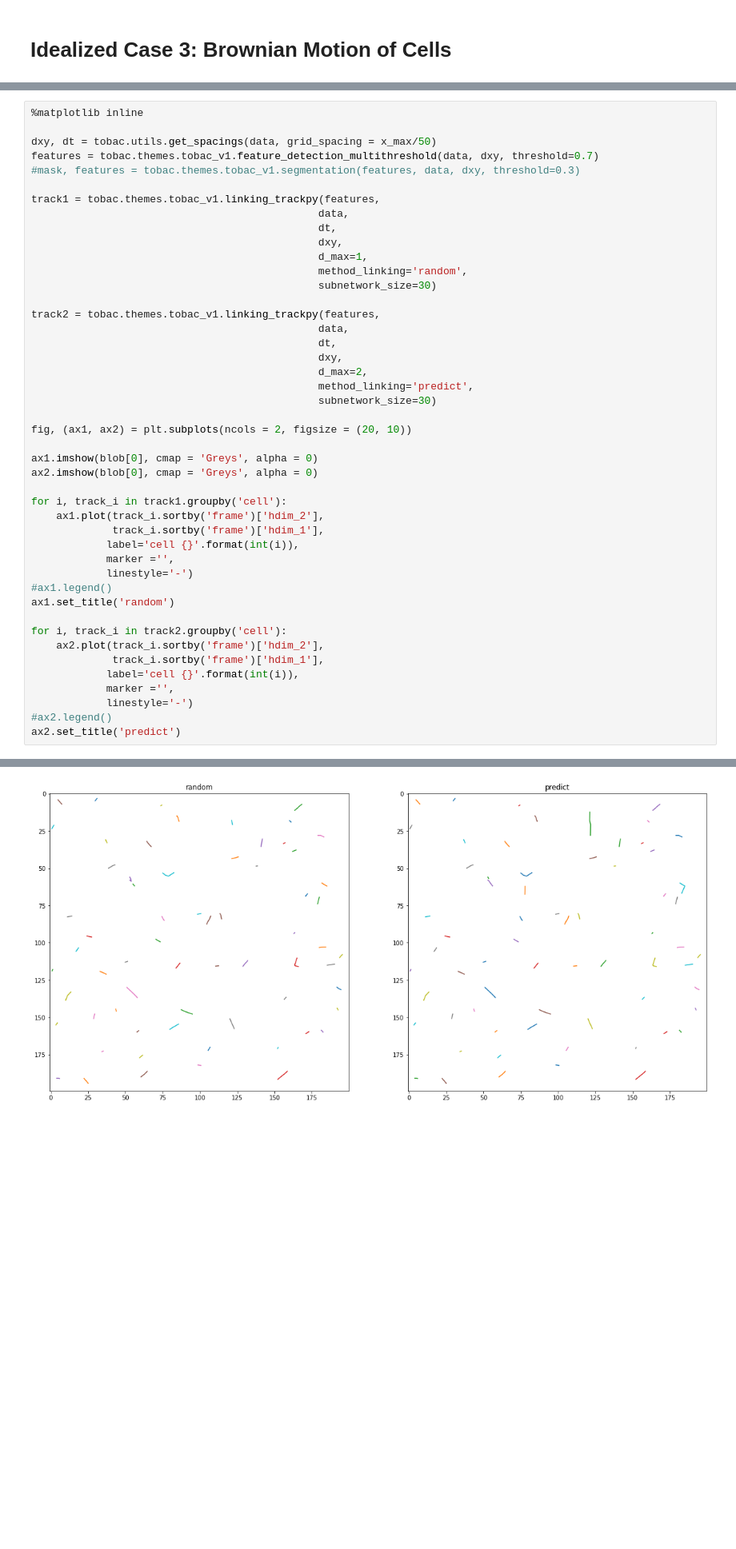
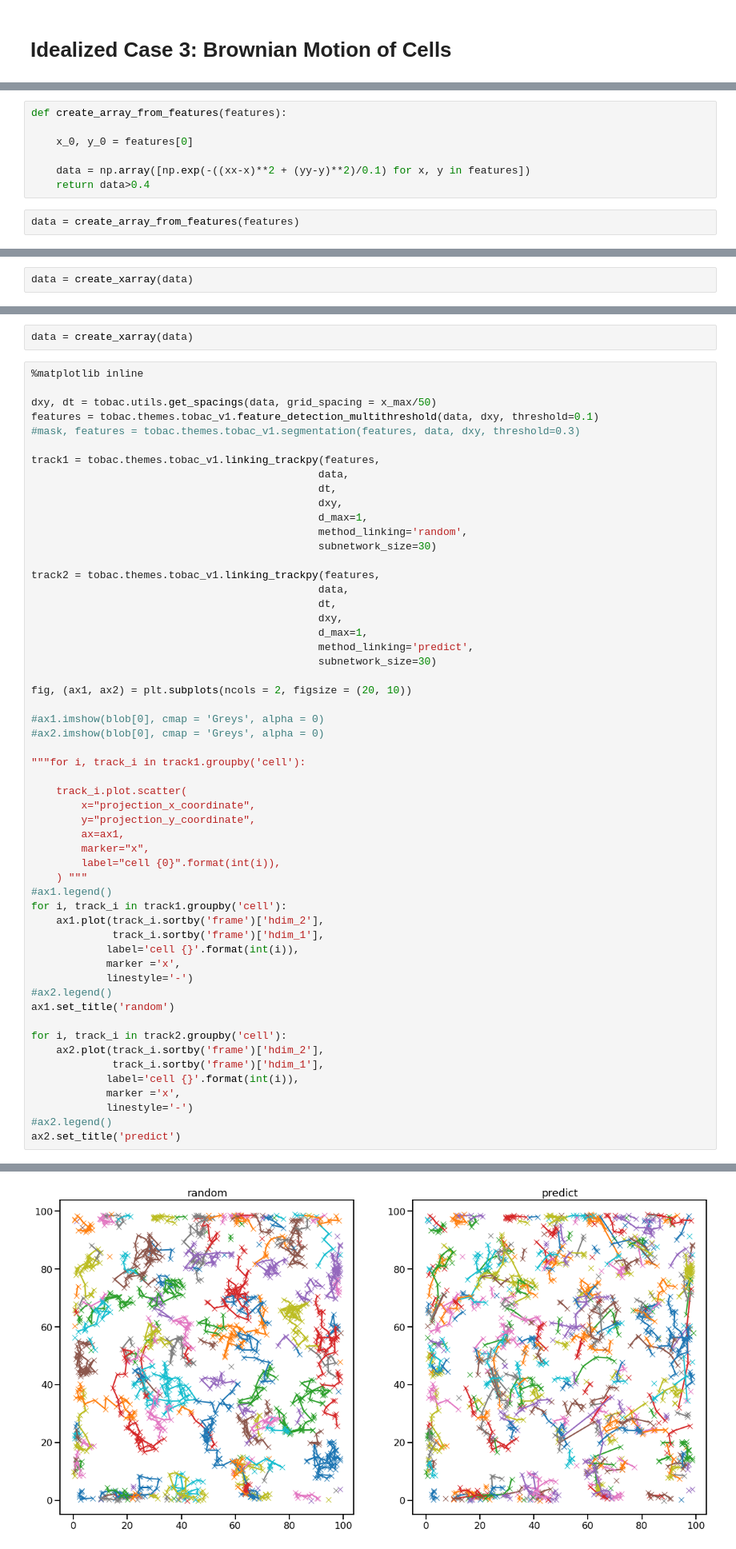
Before and after one commit to tobac-project/tobac-tutorials, a Jupyter notebook: tutorials/Basics/Idealized-Case-3_Brownian_Motion_of_Cells.ipynb, the cells around one changed output, grey strips where cells are left out. Shown at 80% size. Saved outputs shown, nothing was run; the diff lists cells and outputs as text; blank space fills up the shorter version.

Commit message:
brownian particle creation and tracking added

```diff
--- a/tutorials/Basics/Idealized-Case-3_Brownian_Motion_of_Cells.ipynb
+++ b/tutorials/Basics/Idealized-Case-3_Brownian_Motion_of_Cells.ipynb
@@ -81,0 +56,9 @@ NameError: name 'v_x' is not defined
+# %%
+def create_array_from_features(features):
+
+    x_0, y_0 = features[0]
+
+    data = np.array([np.exp(-((xx-x)**2 + (yy-y)**2)/0.1) for x, y in features])
+    return data>0.4
+# %%
+data = create_array_from_features(features)
@@ -81,0 +89,2 @@ NameError: name 'v_x' is not defined
+# %%
+data = create_xarray(data)
@@ -108,11 +138,13 @@ anim = FuncAnimation(fig, animate, frames = 50)
 # %% [output]
 [interactive output not drawn]
 [interactive output not drawn]
+# %%
+data = create_xarray(data)
 # %%
 %matplotlib inline
 
 dxy, dt = tobac.utils.get_spacings(data, grid_spacing = x_max/50)
-features = tobac.themes.tobac_v1.feature_detection_multithreshold(data, dxy, threshold=0.7)
+features = tobac.themes.tobac_v1.feature_detection_multithreshold(data, dxy, threshold=0.1)
 #mask, features = tobac.themes.tobac_v1.segmentation(features, data, dxy, threshold=0.3)
 
 track1 = tobac.themes.tobac_v1.linking_trackpy(features,
@@ -127,29 +159,39 @@ track2 = tobac.themes.tobac_v1.linking_trackpy(features,
                                               data,
                                               dt,
                                               dxy,
-                                              d_max=2,
+                                              d_max=1,
                                               method_linking='predict',
                                               subnetwork_size=30)
 
 fig, (ax1, ax2) = plt.subplots(ncols = 2, figsize = (20, 10))
 
-ax1.imshow(blob[0], cmap = 'Greys', alpha = 0)
-ax2.imshow(blob[0], cmap = 'Greys', alpha = 0)
+#ax1.imshow(blob[0], cmap = 'Greys', alpha = 0)
+#ax2.imshow(blob[0], cmap = 'Greys', alpha = 0)
 
+"""for i, track_i in track1.groupby('cell'):
+
+    track_i.plot.scatter(
+        x="projection_x_coordinate",
+        y="projection_y_coordinate",
+        ax=ax1,
+        marker="x",
+        label="cell {0}".format(int(i)),
+    ) """
+#ax1.legend()
 for i, track_i in track1.groupby('cell'):
     ax1.plot(track_i.sortby('frame')['hdim_2'],
              track_i.sortby('frame')['hdim_1'],
             label='cell {}'.format(int(i)),
-            marker ='',
+            marker ='x',
             linestyle='-')
-#ax1.legend()
+#ax2.legend()
 ax1.set_title('random')
 
 for i, track_i in track2.groupby('cell'):
     ax2.plot(track_i.sortby('frame')['hdim_2'],
              track_i.sortby('frame')['hdim_1'],
             label='cell {}'.format(int(i)),
-            marker ='',
+            marker ='x',
             linestyle='-')
 #ax2.legend()
 ax2.set_title('predict')
@@ -158,2 +200,2 @@ Frame 3: 23 trajectories present.
 Text(0.5, 1.0, 'predict')
-[figure, old version]
+[figure, new version]
```
Also changed, not shown: parts of 12 cells of this notebook, 1 other file.
